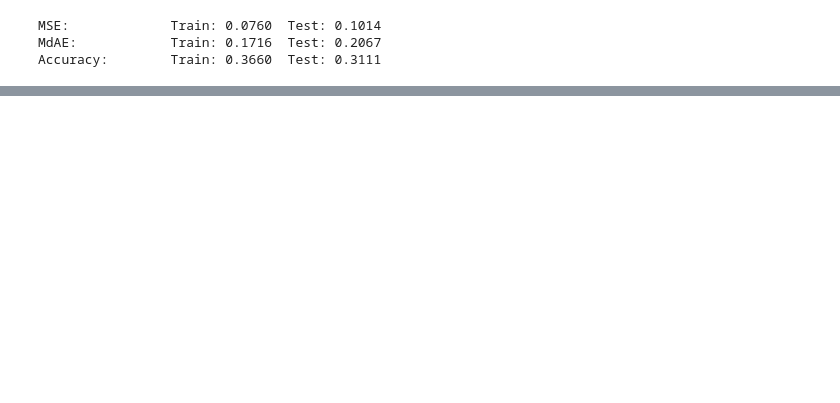
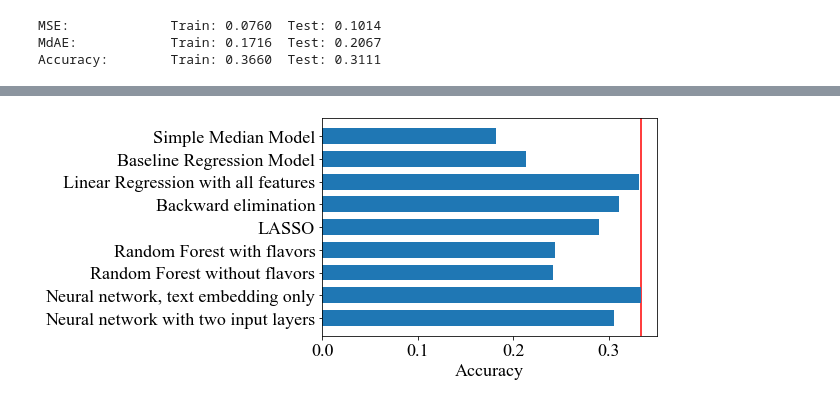
Before and after one commit to ElisabethBrockhaus/Chocolate_bar_rating, a Jupyter notebook: chocolate_rating_data.ipynb, the cells around one changed output, grey strips where cells are left out. Saved outputs shown, nothing was run; the diff lists cells and outputs as text; code cells hidden in the pictures; blank space fills up the shorter version.

```diff
--- a/chocolate_rating_data.ipynb
+++ b/chocolate_rating_data.ipynb
@@ -2136,0 +2130,12 @@ Accuracy:        Train: 0.3660  Test: 0.3111
+# %%
+y_pos = np.arange(len(test_acc))
+fig, ax = plt.subplots(figsize=(6,4))
+plt.barh(y_pos, test_acc.values(), height=0.7, zorder=2)
+plt.xlabel("Accuracy")
+ax.set_yticks(y_pos, labels=test_acc.keys())
+ax.invert_yaxis()  # labels read top-to-bottom
+ax.axvline(max(test_acc.values()), c="red", zorder=1)
+plt.savefig("figures/Acc_summarized.pdf", bbox_inches="tight")
+plt.show()
+# %% [output]
+[figure, added]
```
Also changed, not shown: parts of 73 cells of this notebook, 4 other files.
